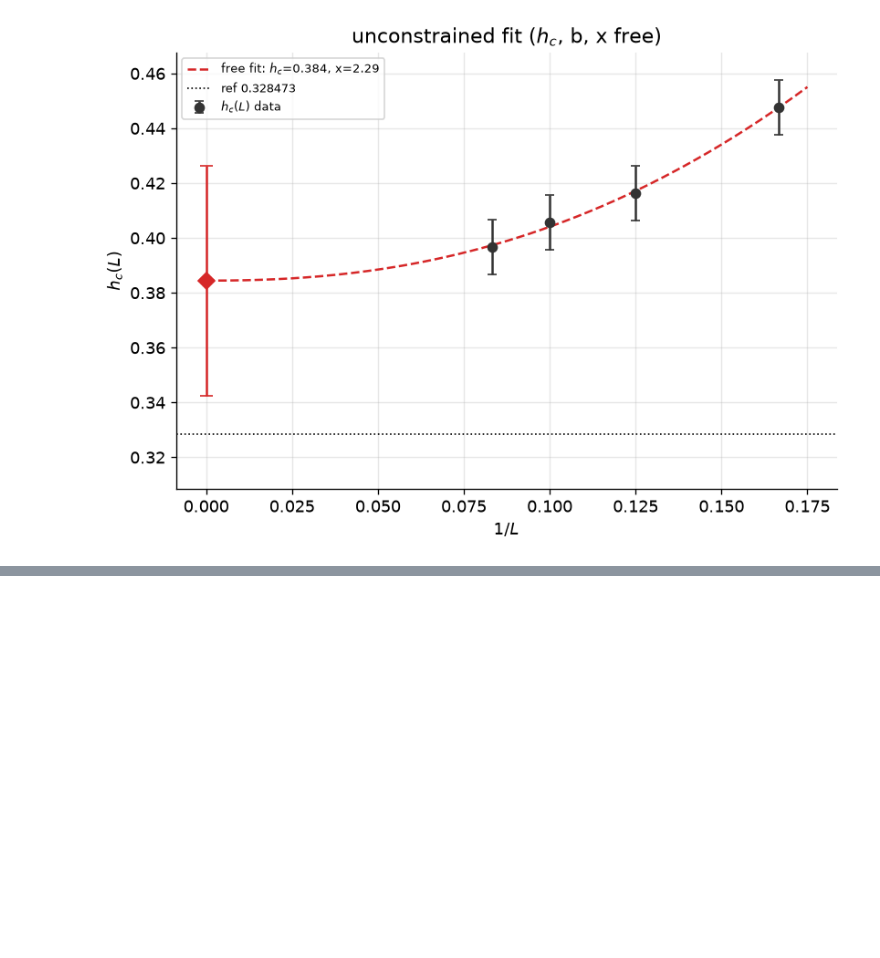
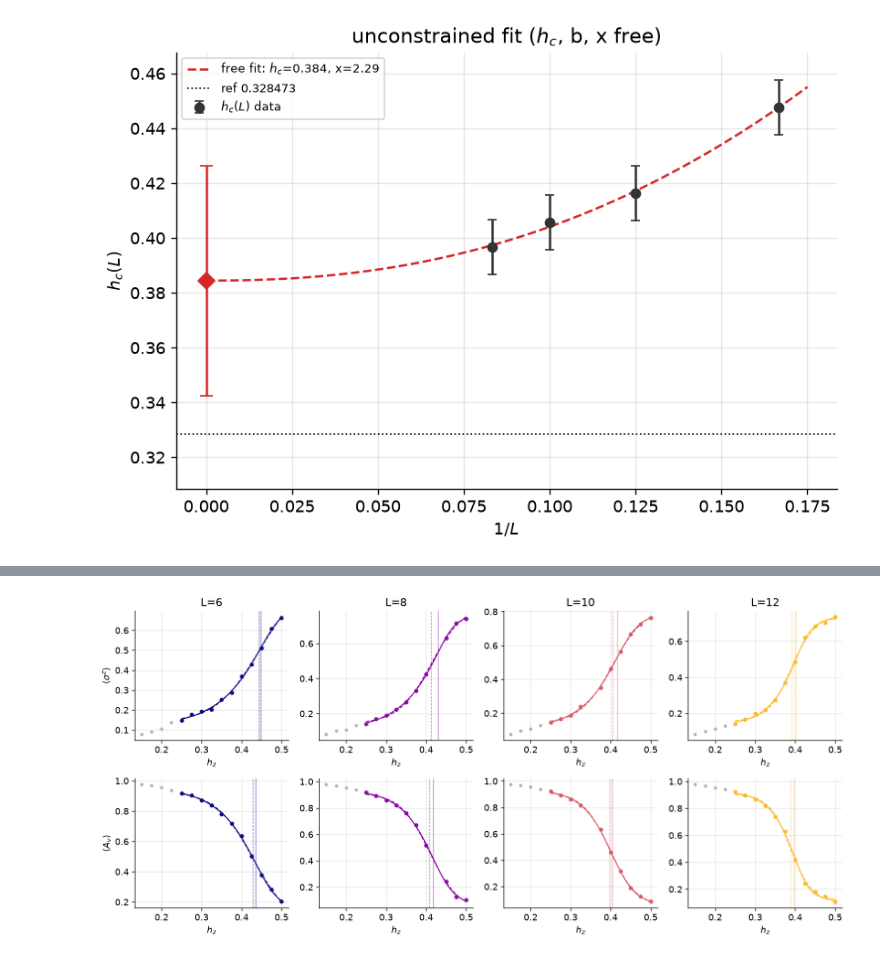
Before and after one commit to SanzharBissenali/2D-TC, a Jupyter notebook: analysis/03_fss.ipynb, the cells around one changed output, grey strips where cells are left out. Saved outputs shown, nothing was run; the diff lists cells and outputs as text; code cells hidden in the pictures; blank space fills up the shorter version.

```diff
--- a/analysis/03_fss.ipynb
+++ b/analysis/03_fss.ipynb
@@ -218,0 +258,26 @@ unconstrained:  h_c = 0.3844 ± 0.04203   b = 3.804 ± 18.57   x = 2.287 ± 3.05
+# %%
+# --- per-(observable, L) tanh + Richards fits; inflection -> h_c(L) into HC_SIMPLE ---
+HC_SIMPLE = {}                                   # (obs, form) -> {L: (h_c, err)}
+fig, axes = plt.subplots(len(OBS_SIMPLE), len(Ls), figsize=(3.2*len(Ls), 3.0*len(OBS_SIMPLE)), squeeze=False)
+for r, (oname, fn) in enumerate(OBS_SIMPLE.items()):
+    for c, L in enumerate(Ls):
+        ax = axes[r][c]; hz, y = curve(L, fn)
+        m = (hz >= HZ_FIT[0]) & (hz <= HZ_FIT[1]); x, yy = hz[m], y[m]
+        ax.plot(hz, y, "o", color="0.7", ms=3)
+        ax.plot(x, yy, "o", color=cols[L], ms=4)
+        xs = np.linspace(x.min(), x.max(), 200)
+        for form, ff, ls in [("tanh", tanh_f, "--"), ("rich", rich_f, "-")]:
+            try:
+                hc, err, popt = fit(x, yy, form)          # fit is sign-agnostic (rising or falling)
+                ax.plot(xs, ff(xs, *popt), ls, color=cols[L], lw=1.2)
+                ax.axvline(hc, color=cols[L], ls=ls, lw=0.8, alpha=0.6)
+                HC_SIMPLE.setdefault((oname, form), {})[L] = (hc, err)
+            except Exception as e:
+                print(f"{oname} L={L} {form}: fit failed ({e})")
+        if r == 0: ax.set_title(f"L={L}")
+        if c == 0: ax.set_ylabel(oname)
+        ax.set_xlabel("$h_z$")
+fig.tight_layout()
+# fig.savefig(FIG / "fss_simple_fits.png", dpi=300, bbox_inches="tight")
+# %% [output]
+[figure, added]
```
Also changed, not shown: parts of 5 cells of this notebook, 10 other files.
